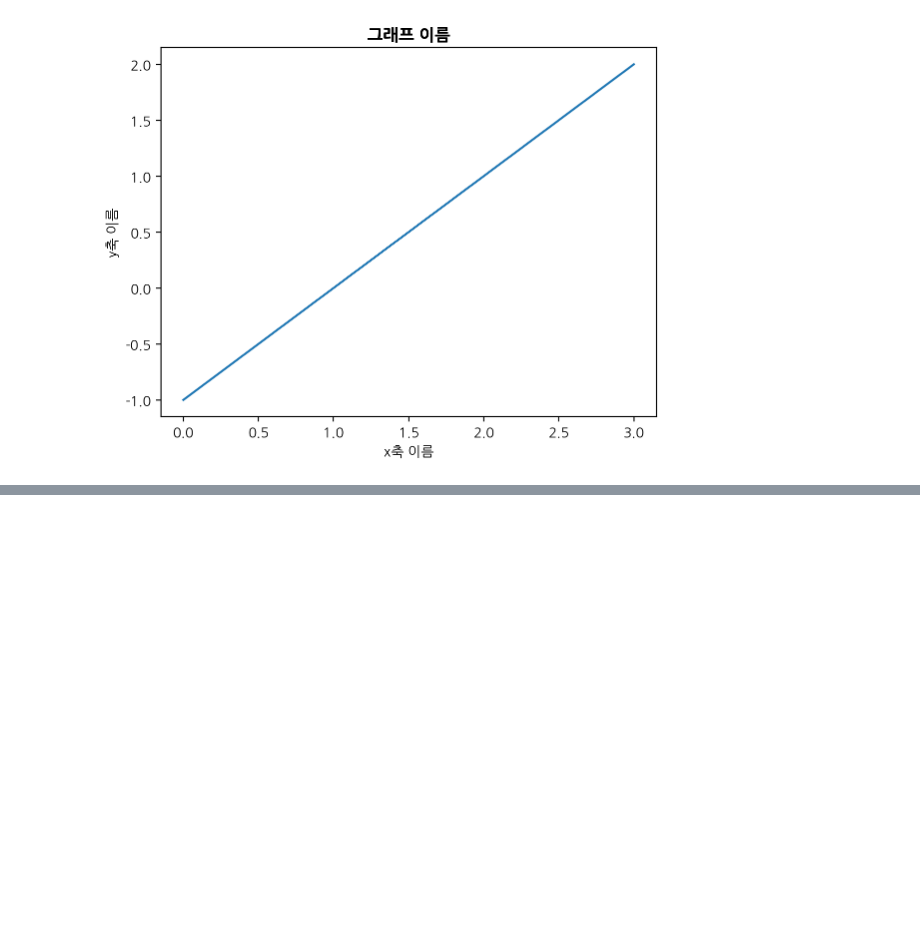
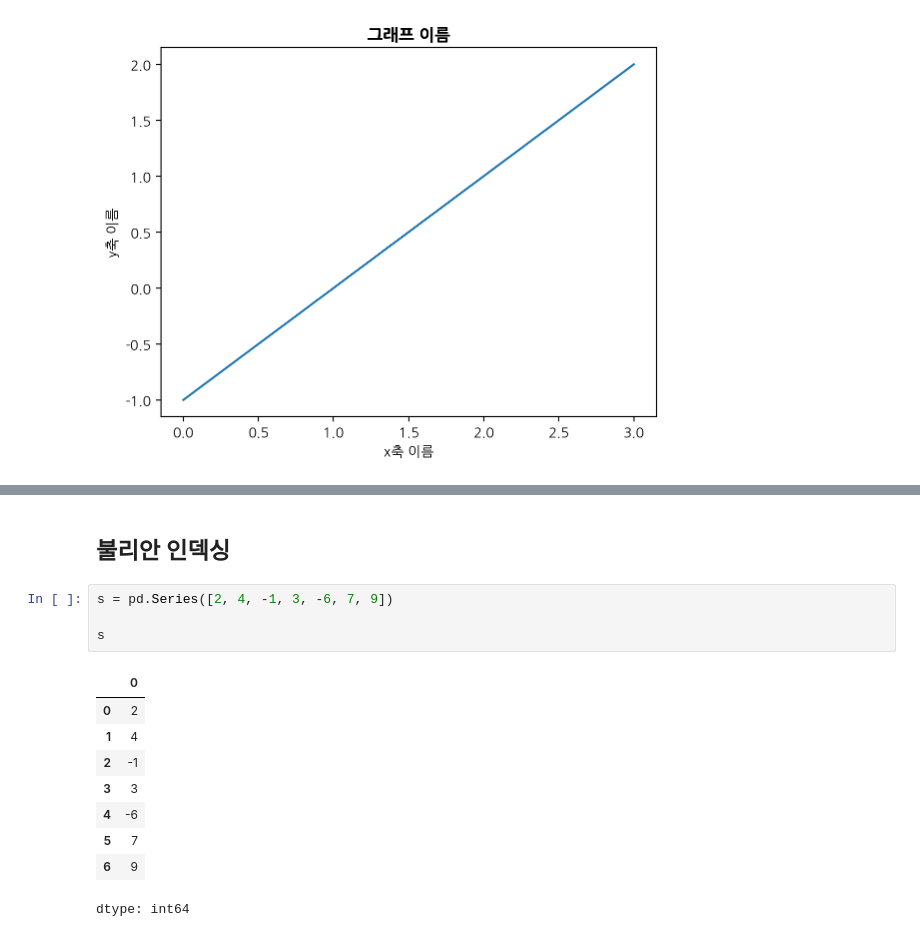
Before and after one commit to EunSeong-Jo/DMU, a Jupyter notebook: 2-sophomore/1st-semester/빅데이터/01w_bigdata_basic.ipynb, the cells around one changed output, grey strips where cells are left out. Saved outputs shown, nothing was run; the diff lists cells and outputs as text; blank space fills up the shorter version.

```diff
--- a/2-sophomore/1st-semester/빅데이터/01w_bigdata_basic.ipynb
+++ b/2-sophomore/1st-semester/빅데이터/01w_bigdata_basic.ipynb
@@ -53,0 +239,16 @@ plt.show()
+# %% [markdown]
+## 불리안 인덱싱
+# %%
+s = pd.Series([2, 4, -1, 3, -6, 7, 9])
+
+s
+# %% [output]
+|  | 0 |
+| 0 | 2 |
+| 1 | 4 |
+| 2 | -1 |
+| 3 | 3 |
+| 4 | -6 |
+| 5 | 7 |
+| 6 | 9 |
+dtype: int64
```
Also changed, not shown: parts of 30 cells of this notebook, 1 other file.
